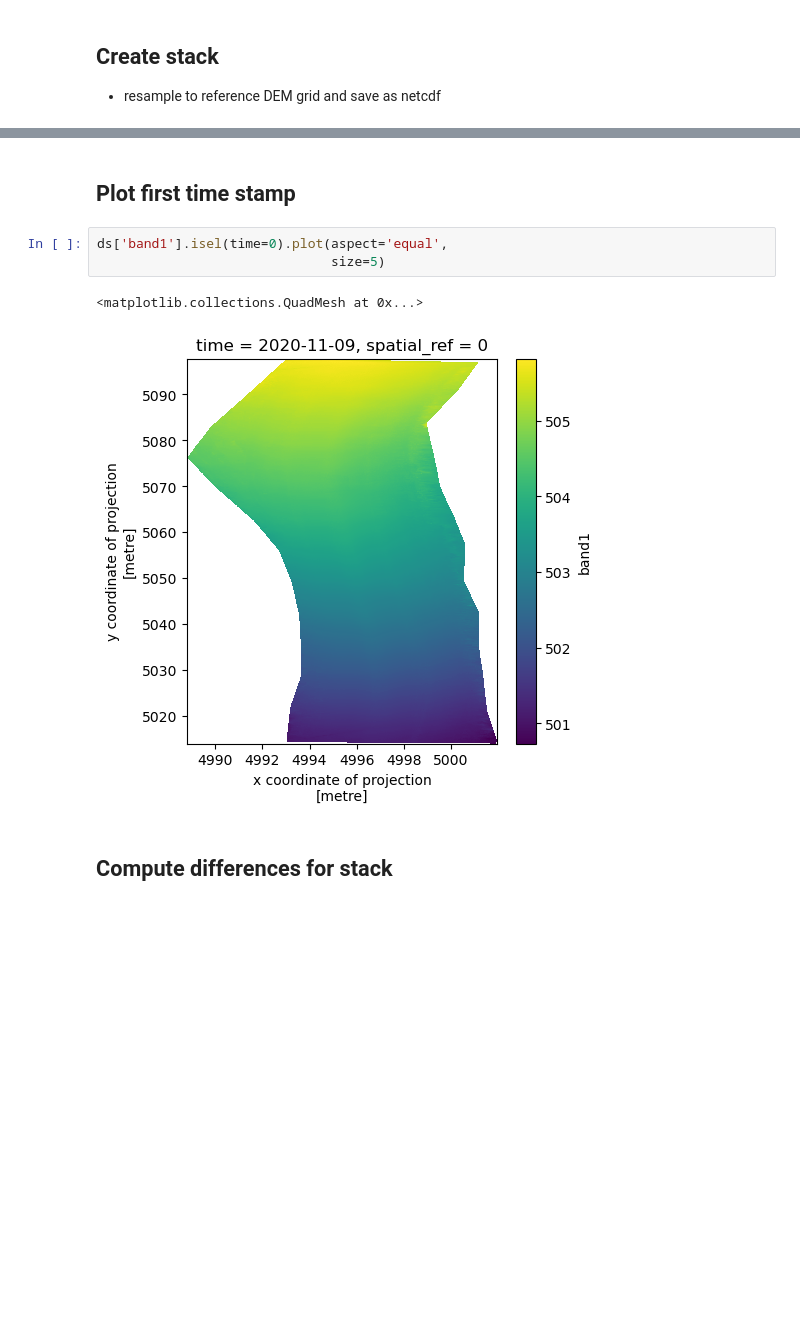
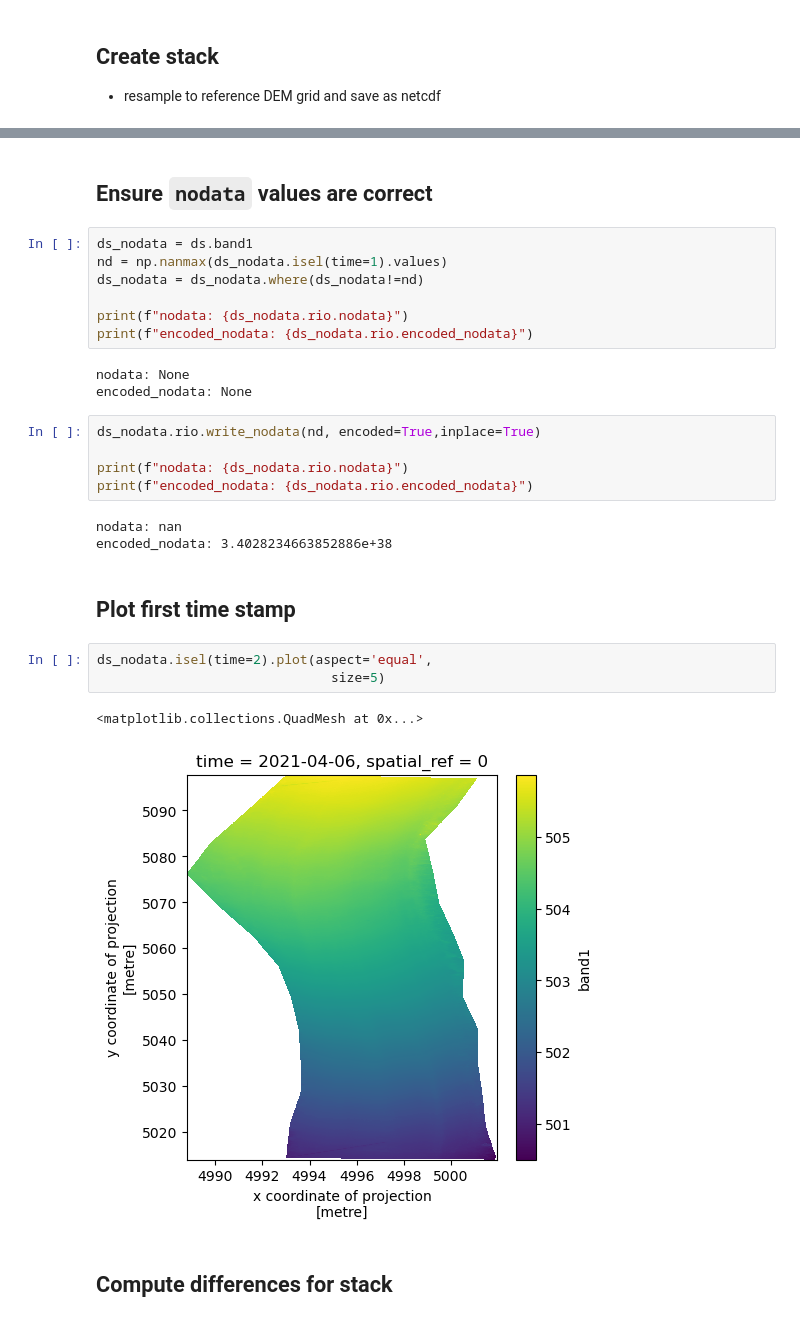
Before and after one commit to amanaster2/micro_diff, a Jupyter notebook: notebooks/stack_rasters.ipynb, the cells around one changed output, grey strips where cells are left out. Cells and saved outputs as stored; diff of their text form; blank space fills up the shorter version.

```diff
--- a/notebooks/stack_rasters.ipynb
+++ b/notebooks/stack_rasters.ipynb
@@ -151,11 +130,31 @@ Reading files from ..\data\dems
+# %% [markdown]
+## Ensure `nodata` values are correct
+# %%
+ds_nodata = ds.band1
+nd = np.nanmax(ds_nodata.isel(time=1).values)
+ds_nodata = ds_nodata.where(ds_nodata!=nd)
+
+print(f"nodata: {ds_nodata.rio.nodata}")
+print(f"encoded_nodata: {ds_nodata.rio.encoded_nodata}")
+# %% [output]
+nodata: None
+encoded_nodata: None
+# %%
+ds_nodata.rio.write_nodata(nd, encoded=True,inplace=True)
+
+print(f"nodata: {ds_nodata.rio.nodata}")
+print(f"encoded_nodata: {ds_nodata.rio.encoded_nodata}")
+# %% [output]
+nodata: nan
+encoded_nodata: 3.4028234663852886e+38
 # %% [markdown]
 ## Plot first time stamp
 # %%
-ds['band1'].isel(time=0).plot(aspect='equal',
+ds_nodata.isel(time=2).plot(aspect='equal',
                               size=5)
 # %% [output]
 <matplotlib.collections.QuadMesh at 0x...>
-[figure, old version]
+[figure, new version]
 # %% [markdown]
 ## Compute differences for stack
 # %%
```
Also changed, not shown: parts of 16 cells of this notebook.
